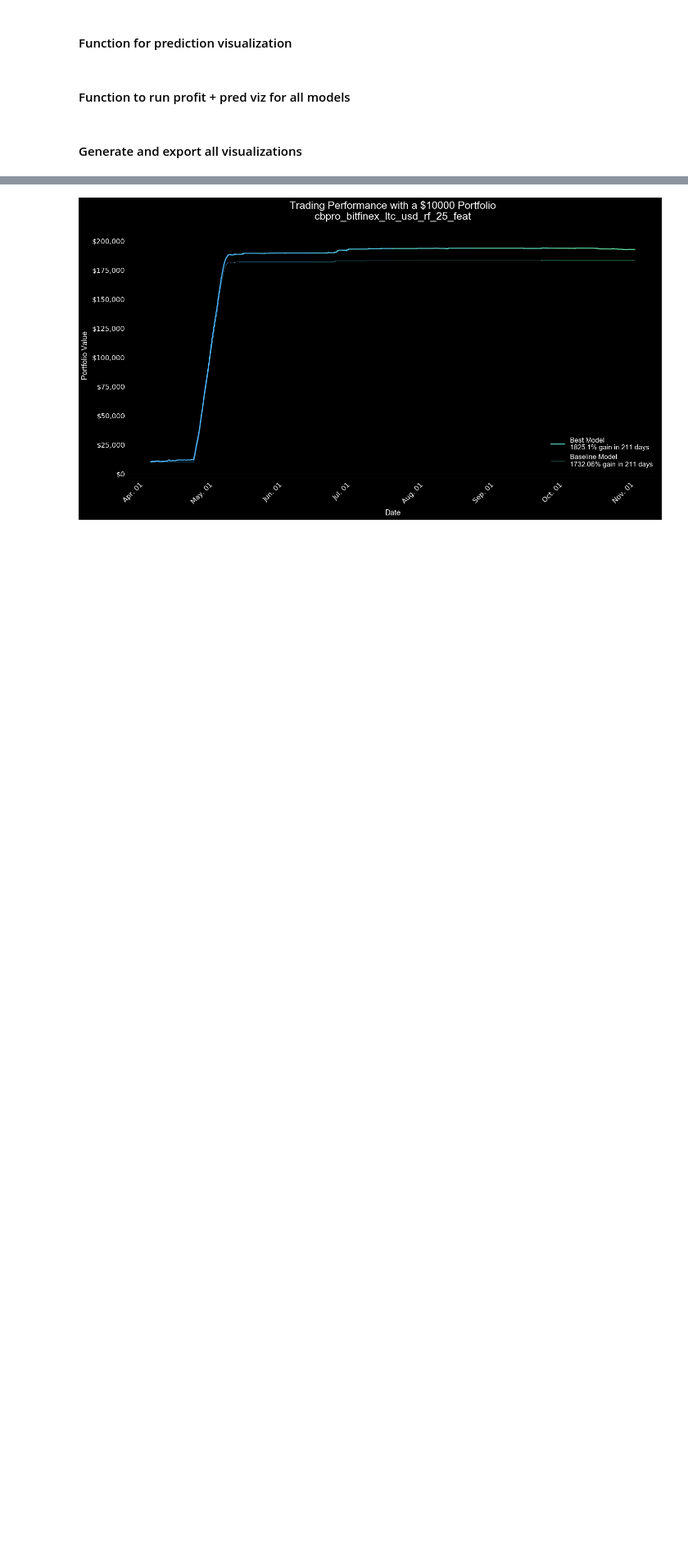
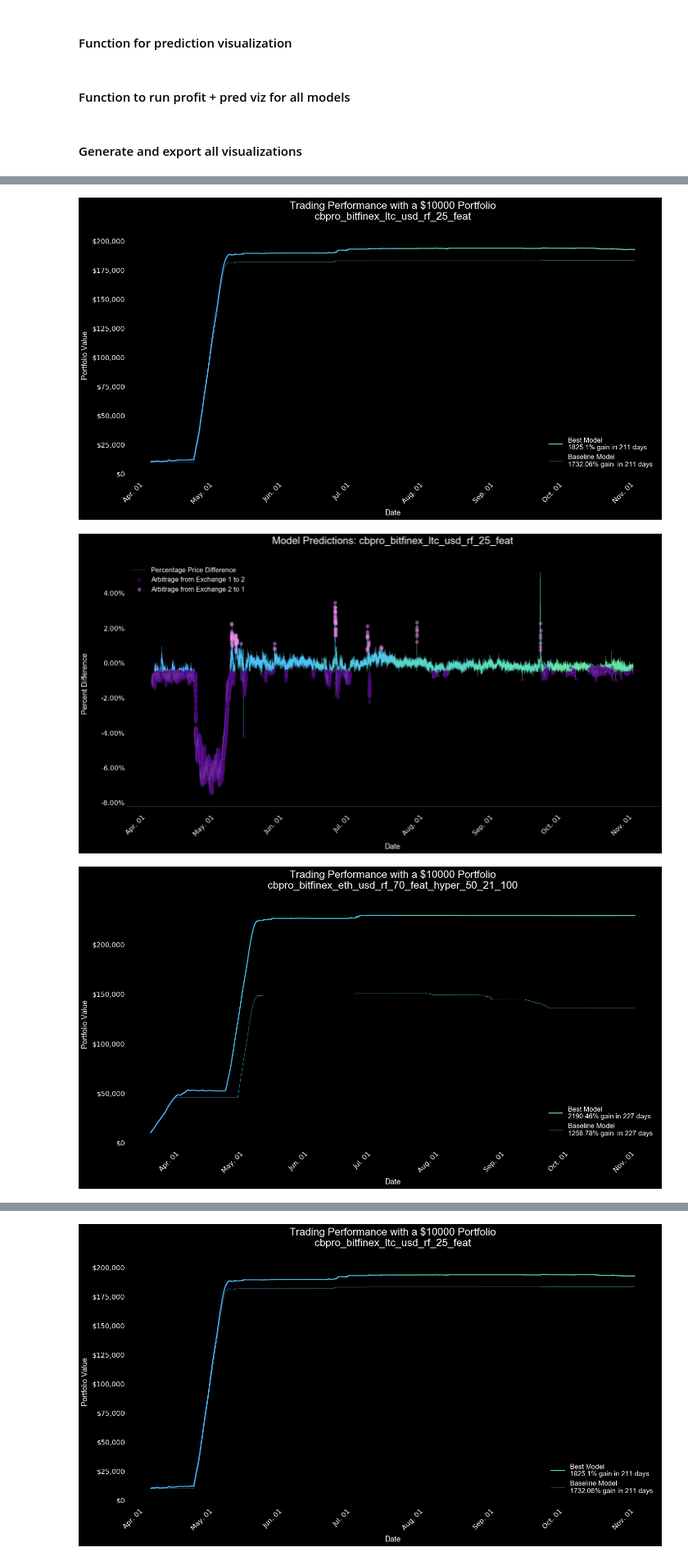
Before and after one commit to Cryptolytic-app/cryptolyticapp, a Jupyter notebook: modeling/3_arbitrage_model_evaluation.ipynb, the cells around one changed output, grey strips where cells are left out. Shown at 82% size. Cells and saved outputs as stored; diff of their text form; code cells hidden in the pictures; blank space fills up the shorter version.

```diff
--- a/modeling/3_arbitrage_model_evaluation.ipynb
+++ b/modeling/3_arbitrage_model_evaluation.ipynb
@@ -897,8 +899,8 @@ def arb_profit_viz(csv_name, df, money):
                     y='my_money',
                     linewidth = .6,
                     data=bl_preds_df[(len_6*i):(len_6*(i+1))],
-                    label=f'Baseline Model\n{bl_perc_gain}% gain' \
-                          'in {bl_days} days'
+                    label=f'Baseline Model\n{bl_perc_gain}% gain ' \
+                          f' in {bl_days} days'
                 )
 
     # despine all sides, except the bottom
@@ -1130,3 +1132,9 @@ top_models_df
 | 120 | hitbtc_cbpro_eth_usdc_rf_70_feat_... | hitbtc_cbpro_eth_usdc | rf_70_feat_hyper | {'max_depth': 12, 'max_features':... | 0.815317 | 0.94 | 0.74 | 0.166563 | ... |
 | 241 | bitfinex_hitbtc_bch_usdt_rf_70_fe... | bitfinex_hitbtc_bch_usdt | rf_70_feat_hyper | {'max_depth': 12, 'max_features':... | 0.803386 | 0.94 | 0.61 | 0.175956 | ... |
 | 360 | bitfinex_hitbtc_ltc_usdt_rf_70_fe... | bitfinex_hitbtc_ltc_usdt | rf_70_feat_hyper | {'max_depth': 12, 'max_features':... | 0.882237 | 0.51 | 0.47 | 0.096234 | ... |
+# %%
+create_all_viz(top_models_df[:2])
+# %% [output]
+[figure, added]
+[figure, added]
+[figure, added]
```
Also changed, not shown: parts of 2 cells of this notebook, 2 other files.
